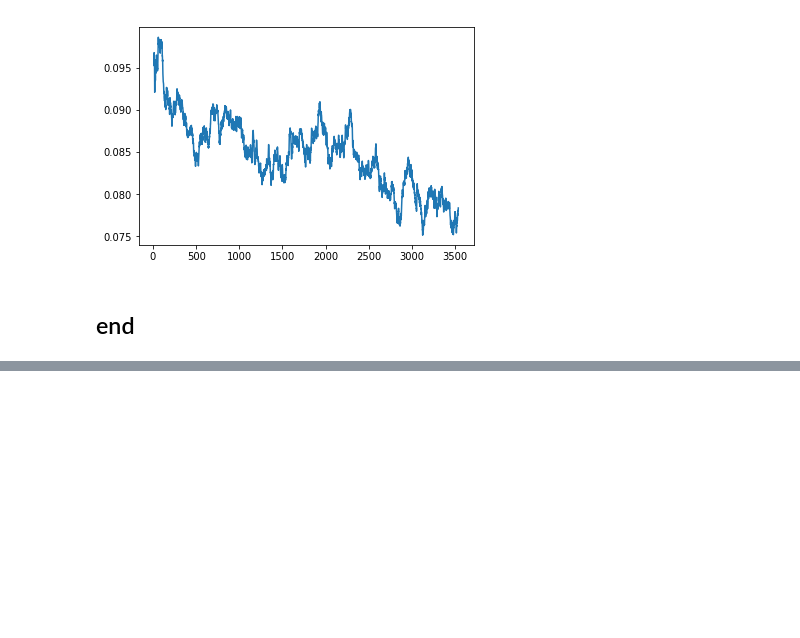
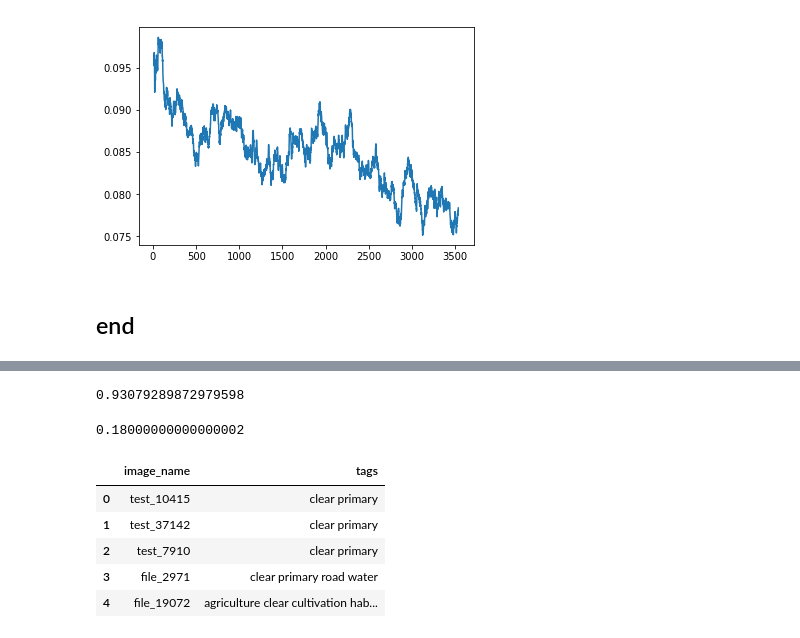
Before and after one commit to borowis/fastai, a Jupyter notebook: courses/dl1/planet_my.ipynb, the cells around one changed output, grey strips where cells are left out. Saved outputs shown, nothing was run; the diff lists cells and outputs as text; code cells hidden in the pictures; blank space fills up the shorter version.

```diff
--- a/courses/dl1/planet_my.ipynb
+++ b/courses/dl1/planet_my.ipynb
@@ -221,0 +226,26 @@ f2(preds, y)
+# %%
+f2(val,data.val_y)
+# %% [output]
+0.93079289872979598
+# %%
+log_preds = learn.TTA(is_test=True)
+# %%
+th = opt_th(preds, y); th
+# %% [output]
+0.18000000000000002
+# %%
+preds = np.mean(log_preds[0], axis=0)
+cls = np.array(data.classes)
+res = np.array([" ".join(cls[(np.where(pp > th))]) for pp in preds])
+# %%
+fnames = [f[9:-4] for f in data.test_dl.dataset.fnames]
+# %%
+outp = pd.DataFrame({'image_name': fnames, 'tags': res})
+outp.head()
+# %% [output]
+|  | image_name | tags |
+| 0 | test_10415 | clear primary |
+| 1 | test_37142 | clear primary |
+| 2 | test_7910 | clear primary |
+| 3 | file_2971 | clear primary road water |
+| 4 | file_19072 | agriculture clear cultivation hab... |
```
Also changed, not shown: parts of 7 cells of this notebook.
